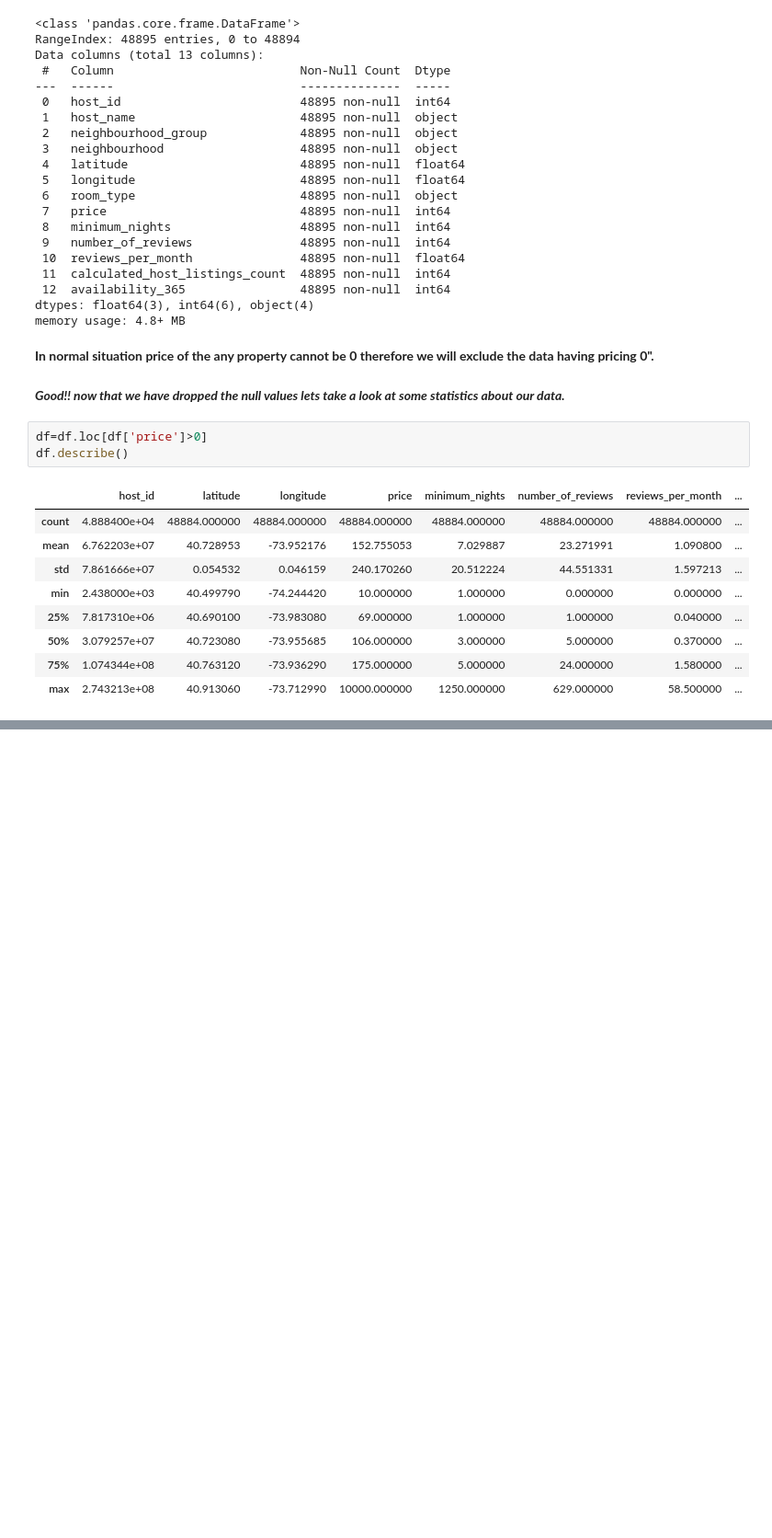
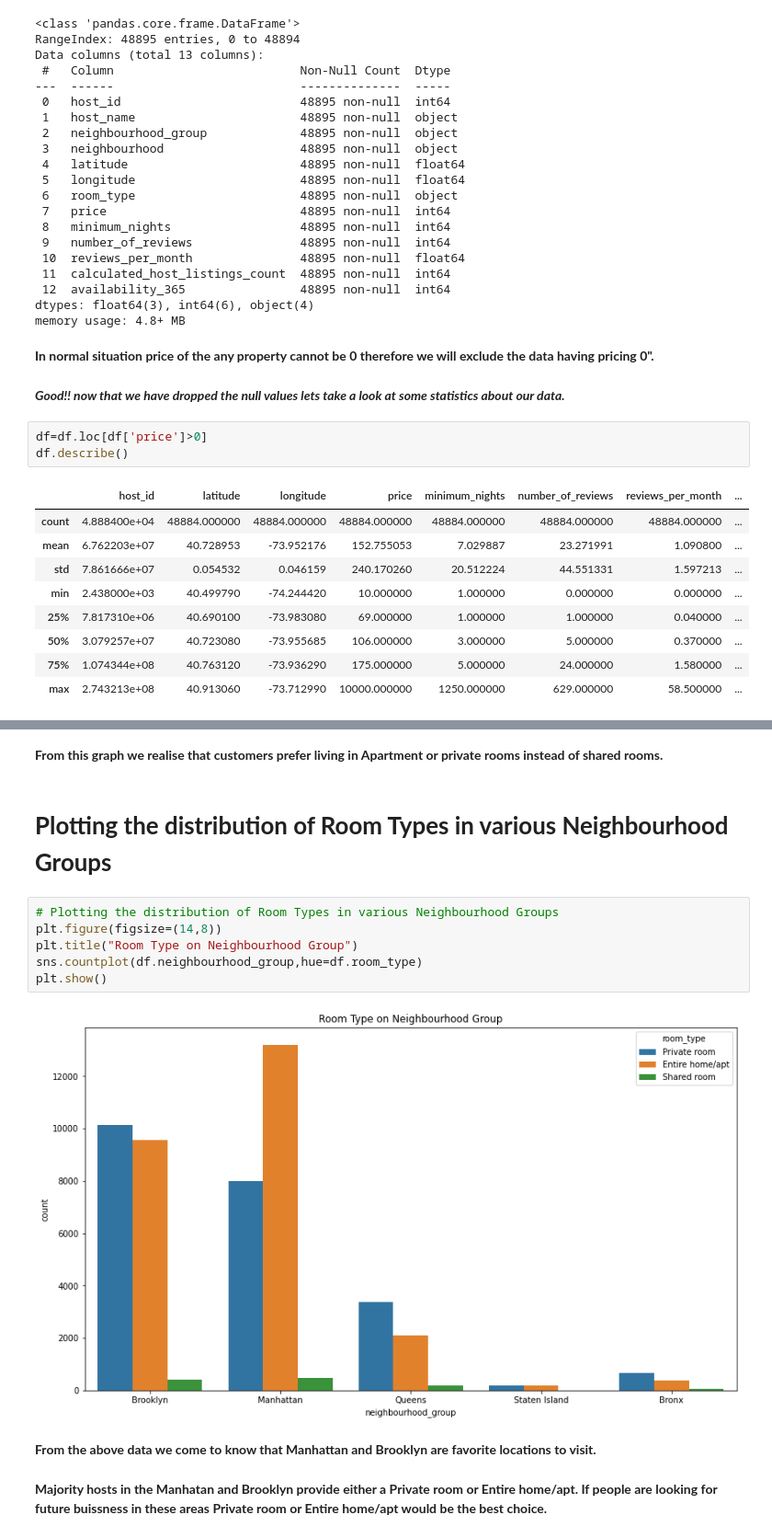
Before and after one commit to ShuklaRajni/Airbnb-Booking-Analysis, a Jupyter notebook: Airbnb_Booking_Analysis.ipynb, the cells around one changed output, grey strips where cells are left out. Shown at 92% size. Cells and saved outputs as stored; diff of their text form; blank space fills up the shorter version.

```diff
--- a/Airbnb_Booking_Analysis.ipynb
+++ b/Airbnb_Booking_Analysis.ipynb
@@ -222,0 +241,16 @@ df.describe()
+# %% [markdown]
+**From this graph we realise that customers prefer living in Apartment or private rooms instead of shared rooms.**
+# %% [markdown]
+# **Plotting the distribution of Room Types in various Neighbourhood Groups**
+# %%
+# Plotting the distribution of Room Types in various Neighbourhood Groups
+plt.figure(figsize=(14,8))
+plt.title("Room Type on Neighbourhood Group")
+sns.countplot(df.neighbourhood_group,hue=df.room_type)
+plt.show()
+# %% [output]
+[figure, added]
+# %% [markdown]
+**From the above data we come to know that Manhattan and Brooklyn	are favorite locations to visit.**
+# %% [markdown]
+**Majority hosts in the Manhatan and Brooklyn provide either a Private room or Entire home/apt. If people are looking for future buissness in these areas Private room or Entire home/apt would be the best choice.**
```
Also changed, not shown: parts of 4 cells of this notebook.
